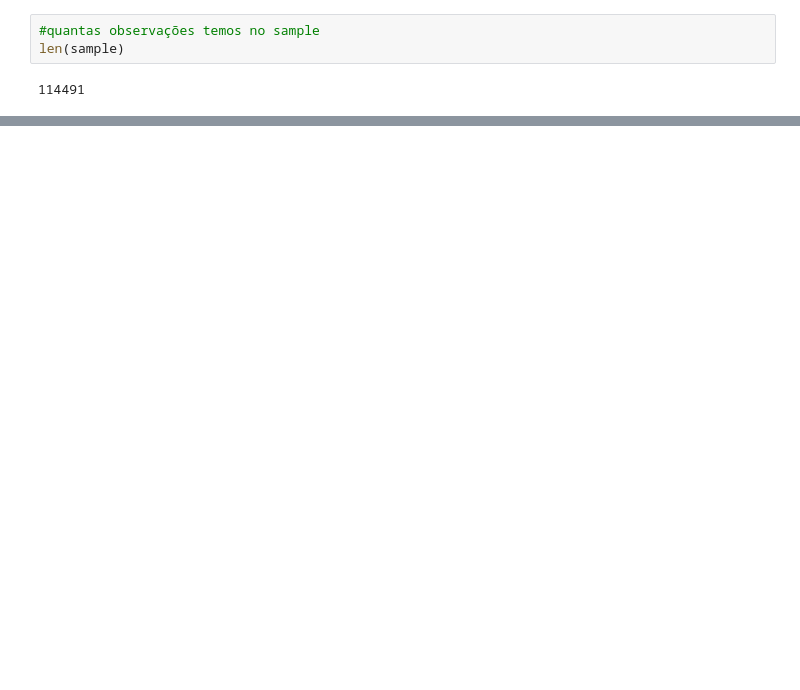
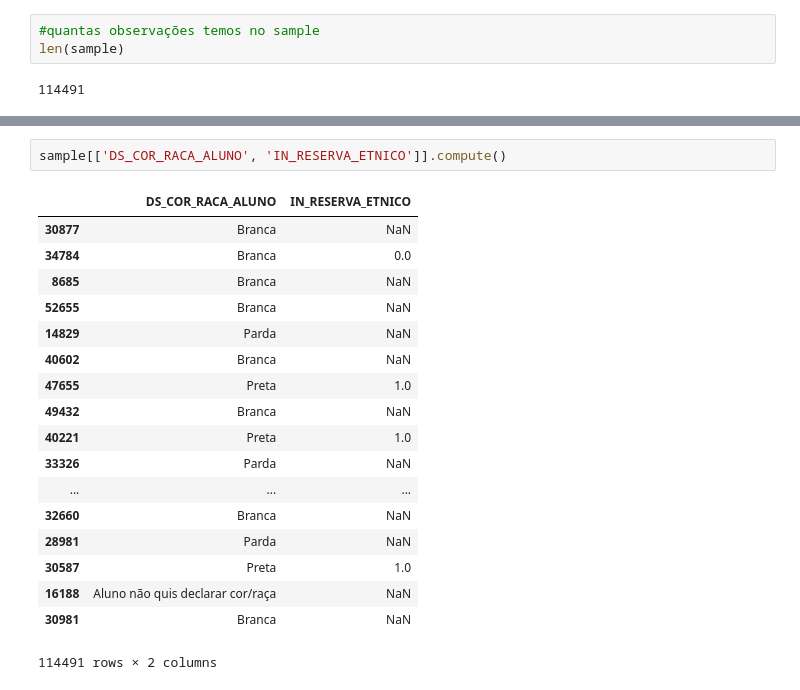
Before and after one commit to fighting-back-bias-lab/inep-curso-superior-pessoas-negras, a Jupyter notebook: inep-curso-superior-2016-pessoas-negras-dask.ipynb, the cells around one changed output, grey strips where cells are left out. Cells and saved outputs as stored; diff of their text form; blank space fills up the shorter version.

```diff
--- a/inep-curso-superior-2016-pessoas-negras-dask.ipynb
+++ b/inep-curso-superior-2016-pessoas-negras-dask.ipynb
@@ -137,0 +153,21 @@ You should consider upgrading via the 'pip install --upgrade pip' command.
+# %%
+sample[['DS_COR_RACA_ALUNO', 'IN_RESERVA_ETNICO']].compute()
+# %% [output]
+|  | DS_COR_RACA_ALUNO | IN_RESERVA_ETNICO |
+| 30877 | Branca | NaN |
+| 34784 | Branca | 0.0 |
+| 8685 | Branca | NaN |
+| 52655 | Branca | NaN |
+| 14829 | Parda | NaN |
+| 40602 | Branca | NaN |
+| 47655 | Preta | 1.0 |
+| 49432 | Branca | NaN |
+| 40221 | Preta | 1.0 |
+| 33326 | Parda | NaN |
+| ... | ... | ... |
+| 32660 | Branca | NaN |
+| 28981 | Parda | NaN |
+| 30587 | Preta | 1.0 |
+| 16188 | Aluno não quis declarar cor/raça | NaN |
+| 30981 | Branca | NaN |
+114491 rows × 2 columns
```
Also changed, not shown: parts of 14 cells of this notebook.
